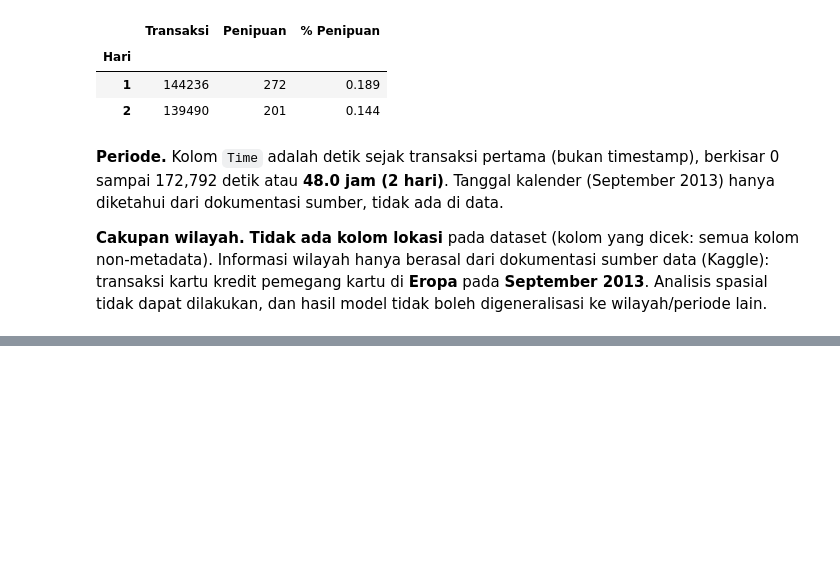
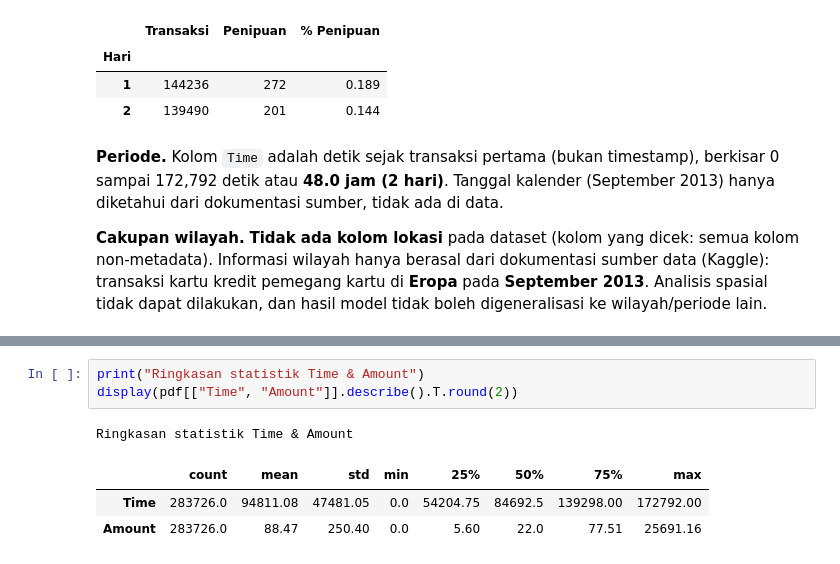
Before and after one commit to 157-Fadina/REPO-KELOMPOK04-MAHADATA, a Jupyter notebook: Kelompok04_Mahadata_M09.ipynb, the cells around one changed output, grey strips where cells are left out. Drawn from its saved outputs; the diff is of its cells as text; blank space fills up the shorter version.

```diff
--- a/Kelompok04_Mahadata_M09.ipynb
+++ b/Kelompok04_Mahadata_M09.ipynb
@@ -406,0 +443,8 @@ atau **48.0 jam (2 hari)**. Tanggal kalender (September 2013) hanya diketahui da
+# %%
+print("Ringkasan statistik Time & Amount")
+display(pdf[["Time", "Amount"]].describe().T.round(2))
+# %% [output]
+Ringkasan statistik Time & Amount
+|  | count | mean | std | min | 25% | 50% | 75% | max |
+| Time | 283726.0 | 94811.08 | 47481.05 | 0.0 | 54204.75 | 84692.5 | 139298.00 | 172792.00 |
+| Amount | 283726.0 | 88.47 | 250.40 | 0.0 | 5.60 | 22.0 | 77.51 | 25691.16 |
```
Also changed, not shown: parts of 6 cells of this notebook.
